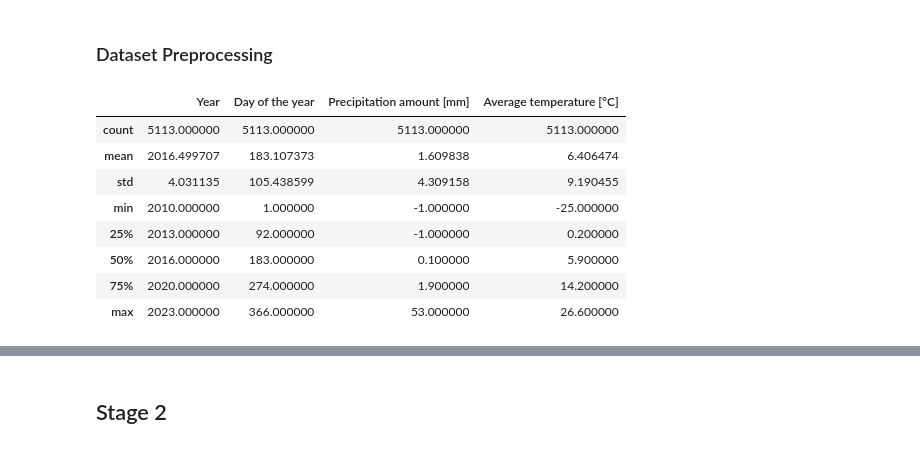
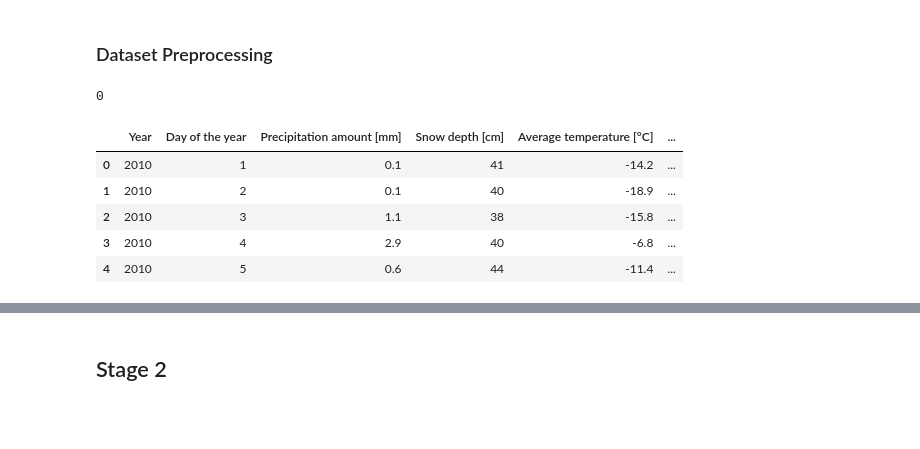
Before and after one commit to PRoutamaa/ML_course_project2024, a Jupyter notebook: ML project.ipynb, the cells around one changed output, grey strips where cells are left out. Saved outputs shown, nothing was run; the diff lists cells and outputs as text; code cells hidden in the pictures; blank space fills up the shorter version.

```diff
--- a/ML project.ipynb
+++ b/ML project.ipynb
@@ -109,22 +111,22 @@ plt.show()
 # %%
 #creating Day of the year column and replacing Year, month and day columns
 data['date_time'] = pd.to_datetime(data.iloc[:,0:3])
 day_of_year = data['date_time'].dt.dayofyear
 
 data.insert(3, 'Day of the year', day_of_year)
 data.drop(columns=['Month', 'Day', 'date_time'], inplace=True)
-
+#Drop all rows containing NaN values
+data.dropna(inplace=True)
+print(data.isna().sum().sum())
 data.head()
 # %% [output]
+0
-|  | Year | Day of the year | Precipitation amount [mm] | Average temperature [°C] |
-| count | 5113.000000 | 5113.000000 | 5113.000000 | 5113.000000 |
-| mean | 2016.499707 | 183.107373 | 1.609838 | 6.406474 |
-| std | 4.031135 | 105.438599 | 4.309158 | 9.190455 |
-| min | 2010.000000 | 1.000000 | -1.000000 | -25.000000 |
-| 25% | 2013.000000 | 92.000000 | -1.000000 | 0.200000 |
-| 50% | 2016.000000 | 183.000000 | 0.100000 | 5.900000 |
-| 75% | 2020.000000 | 274.000000 | 1.900000 | 14.200000 |
-| max | 2023.000000 | 366.000000 | 53.000000 | 26.600000 |
+|  | Year | Day of the year | Precipitation amount [mm] | Snow depth [cm] | Average temperature [°C] | ... |
+| 0 | 2010 | 1 | 0.1 | 41 | -14.2 | ... |
+| 1 | 2010 | 2 | 0.1 | 40 | -18.9 | ... |
+| 2 | 2010 | 3 | 1.1 | 38 | -15.8 | ... |
+| 3 | 2010 | 4 | 2.9 | 40 | -6.8 | ... |
+| 4 | 2010 | 5 | 0.6 | 44 | -11.4 | ... |
 # %%
 #Setting target variable 'y' and features
 y = data['binary_snow']
```
Also changed, not shown: parts of 12 cells of this notebook.
